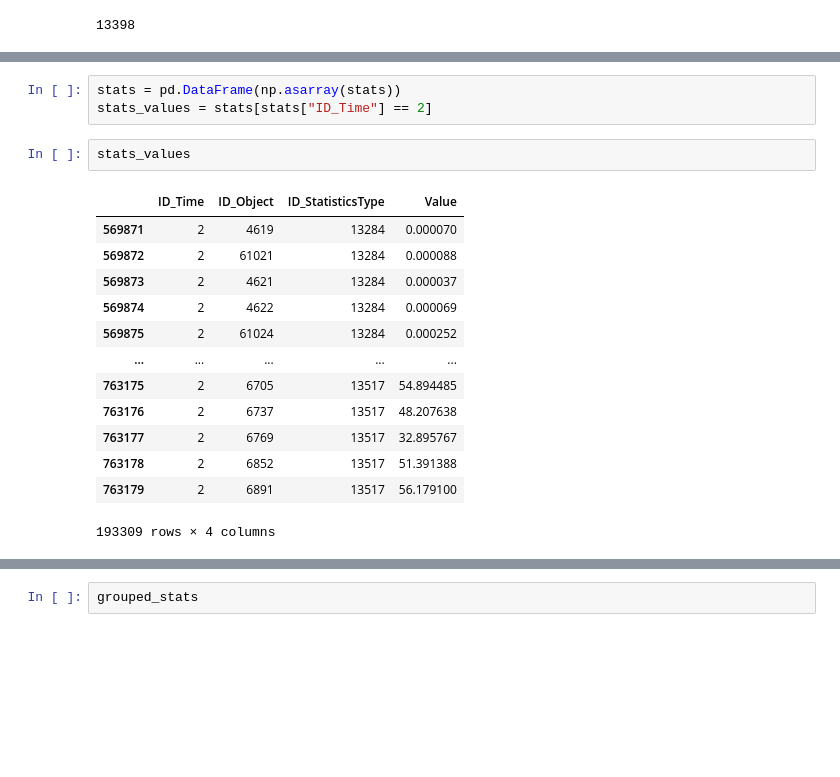
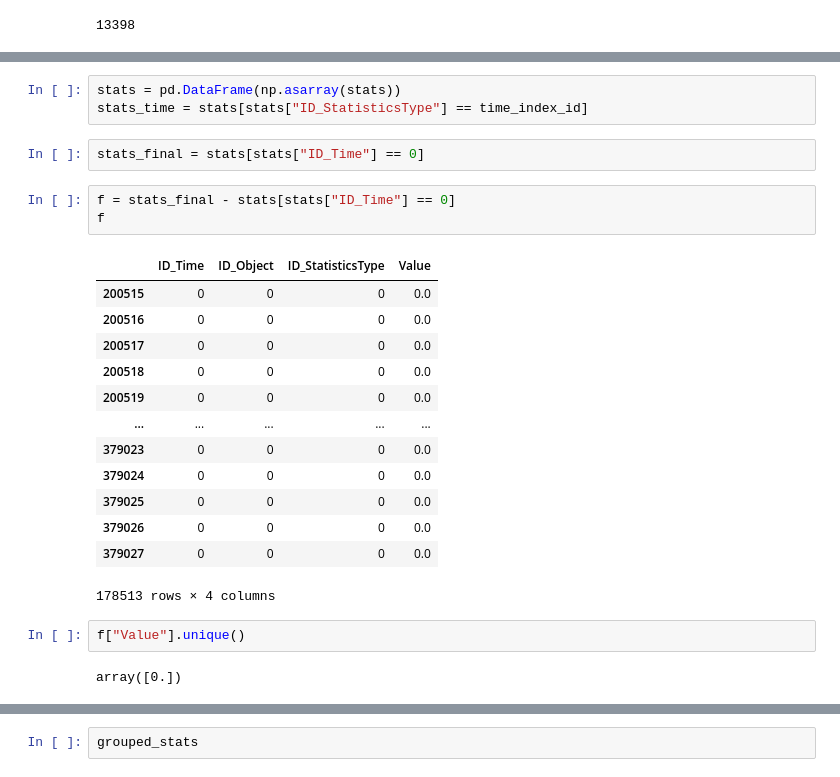
Before and after one commit to srperera/nih_parsers, a Jupyter notebook: parser/misc/eda_imaris_file.ipynb, the cells around one changed output, grey strips where cells are left out. Saved outputs shown, nothing was run; the diff lists cells and outputs as text; blank space fills up the shorter version.

```diff
--- a/parser/misc/eda_imaris_file.ipynb
+++ b/parser/misc/eda_imaris_file.ipynb
@@ -67,22 +87,29 @@ time_index_id
 # %%
 stats = pd.DataFrame(np.asarray(stats))
-stats_values = stats[stats["ID_Time"] == 2]
+stats_time = stats[stats["ID_StatisticsType"] == time_index_id]
-# %%
-stats_values
-# %% [output]
-|  | ID_Time | ID_Object | ID_StatisticsType | Value |
-| 569871 | 2 | 4619 | 13284 | 0.000070 |
-| 569872 | 2 | 61021 | 13284 | 0.000088 |
-| 569873 | 2 | 4621 | 13284 | 0.000037 |
-| 569874 | 2 | 4622 | 13284 | 0.000069 |
-| 569875 | 2 | 61024 | 13284 | 0.000252 |
-| ... | ... | ... | ... | ... |
-| 763175 | 2 | 6705 | 13517 | 54.894485 |
-| 763176 | 2 | 6737 | 13517 | 48.207638 |
-| 763177 | 2 | 6769 | 13517 | 32.895767 |
-| 763178 | 2 | 6852 | 13517 | 51.391388 |
-| 763179 | 2 | 6891 | 13517 | 56.179100 |
-193309 rows × 4 columns
+# %%
+stats_final = stats[stats["ID_Time"] == 0]
+# %%
+f = stats_final - stats[stats["ID_Time"] == 0]
+f
+# %% [output]
+|  | ID_Time | ID_Object | ID_StatisticsType | Value |
+| 200515 | 0 | 0 | 0 | 0.0 |
+| 200516 | 0 | 0 | 0 | 0.0 |
+| 200517 | 0 | 0 | 0 | 0.0 |
+| 200518 | 0 | 0 | 0 | 0.0 |
+| 200519 | 0 | 0 | 0 | 0.0 |
+| ... | ... | ... | ... | ... |
+| 379023 | 0 | 0 | 0 | 0.0 |
+| 379024 | 0 | 0 | 0 | 0.0 |
+| 379025 | 0 | 0 | 0 | 0.0 |
+| 379026 | 0 | 0 | 0 | 0.0 |
+| 379027 | 0 | 0 | 0 | 0.0 |
+178513 rows × 4 columns
+# %%
+f["Value"].unique()
+# %% [output]
+array([0.])
 # %%
 grouped_stats = (
     stats_values.groupby("ID_Object")[["ID_StatisticsType", "Value"]]
```
Also changed, not shown: parts of 2 cells of this notebook, 7 other files.
